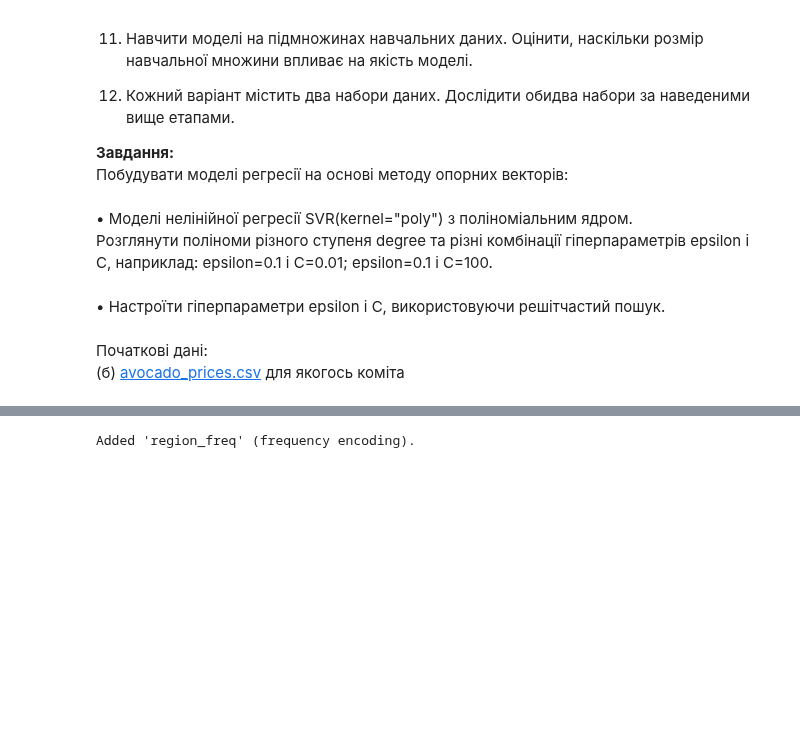
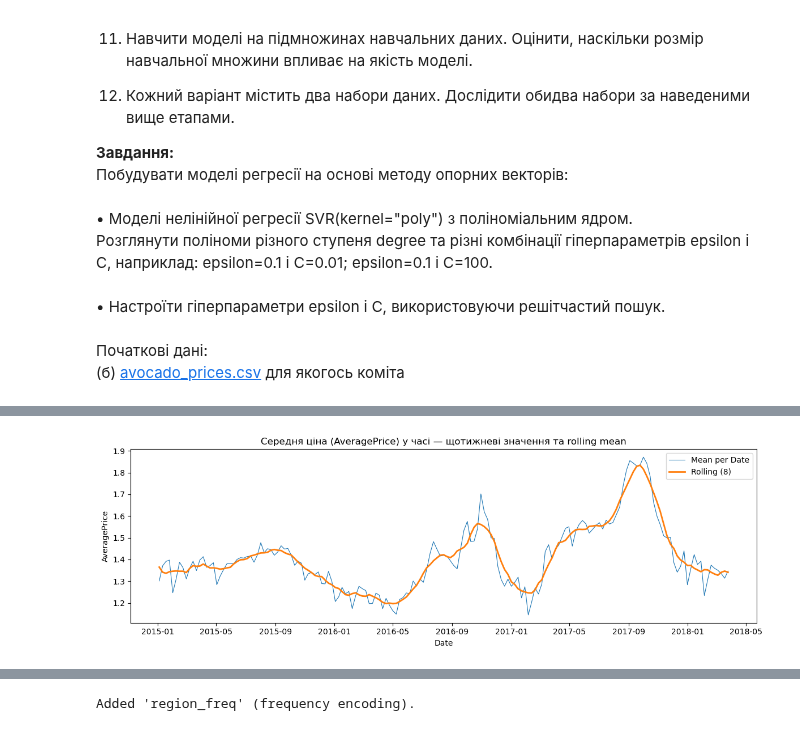
Before and after one commit to Max0Past/Data_Analysis, a Jupyter notebook: lab_2/avocado_prices_code.ipynb, the cells around one changed output, grey strips where cells are left out. Drawn from its saved outputs; the diff is of its cells as text; code cells hidden in the pictures; blank space fills up the shorter version.

```diff
--- a/lab_2/avocado_prices_code.ipynb
+++ b/lab_2/avocado_prices_code.ipynb
@@ -388,0 +281,16 @@ plt.show()
+# %%
+# AveragePrice протягом часу
+
+plt.figure(figsize=(12,4))
+price_by_date = df.groupby('Date')['AveragePrice'].mean()
+plt.plot(price_by_date.index, price_by_date.values, linewidth=0.8, label='Mean per Date')
+rolling = price_by_date.rolling(window=8, center=True, min_periods=1).mean()
+plt.plot(rolling.index, rolling.values, linewidth=2, label='Rolling (8)')
+plt.title('Середня ціна (AveragePrice) у часі — щотижневі значення та rolling mean')
+plt.xlabel('Date')
+plt.ylabel('AveragePrice')
+plt.legend()
+plt.tight_layout()
+plt.show()
+# %% [output]
+[figure, added]
```
Also changed, not shown: parts of 17 cells of this notebook, 1 other file.
